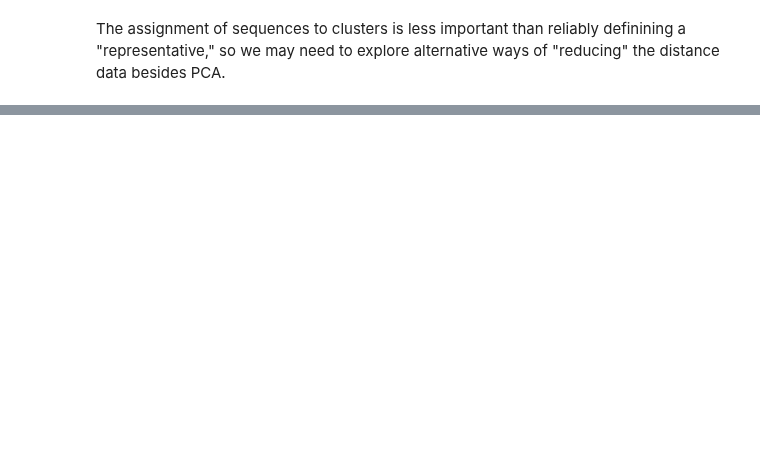
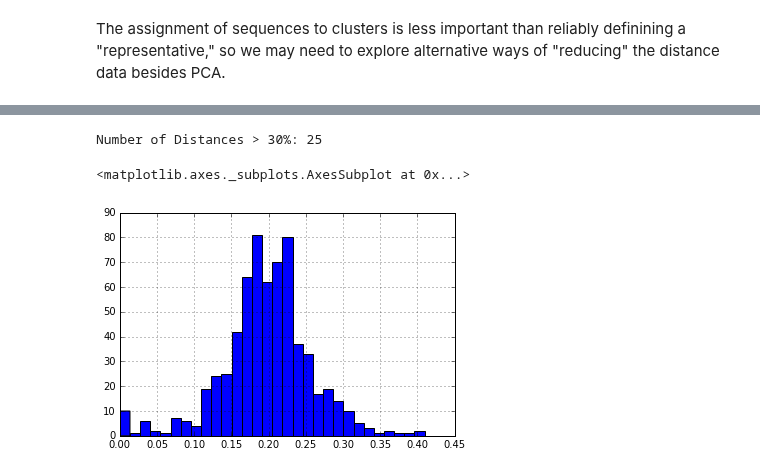
Before and after one commit to mossmatters/MJPythonNotebooks, a Jupyter notebook: SequenceClusters.ipynb, the cells around one changed output, grey strips where cells are left out. Drawn from its saved outputs; the diff is of its cells as text; code cells hidden in the pictures; blank space fills up the shorter version.

Commit message:
Add K-medoids technique

```diff
--- a/SequenceClusters.ipynb
+++ b/SequenceClusters.ipynb
@@ -329,0 +339,48 @@ The assignment of sequences to clusters is less important than reliably definini
+# %%
+import numpy as np
+import random
+
+def kMedoids(D, k, tmax=1000):
+    # determine dimensions of distance matrix D
+    m, n = D.shape
+
+    # randomly initialize an array of k medoid indices
+    M = np.sort(np.random.choice(n, k))
+
+    # create a copy of the array of medoid indices
+    Mnew = np.copy(M)
+
+    # initialize a dictionary to represent clusters
+    C = {}
+    for t in range(tmax):
+        # determine clusters, i. e. arrays of data indices
+        J = np.argmin(D[:,M], axis=1)
+        for kappa in range(k):
+            C[kappa] = np.where(J==kappa)[0]
+        # update cluster medoids
+        for kappa in range(k):
+            J = np.mean(D[np.ix_(C[kappa],C[kappa])],axis=1)
+            j = np.argmin(J)
+            Mnew[kappa] = C[kappa][j]
+        np.sort(Mnew)
+        # check for convergence
+        if np.array_equal(M, Mnew):
+            break
+        M = np.copy(Mnew)
+    else:
+        # final update of cluster memberships
+        J = np.argmin(D[:,M], axis=1)
+        for kappa in range(k):
+            C[kappa] = np.where(J==kappa)[0]
+
+    # return results
+    return M, C
+# %%
+medoids, membership =  kMedoids(p_dm,8)
+medoid_dist = p_dm_df[p_dm_df.ix[medoids].index].apply(min,1)
+print("\nNumber of Distances > 30%: {}".format(len(medoid_dist[medoid_dist > 0.30])))
+medoid_dist.hist(bins=30)
+# %% [output]
+Number of Distances > 30%: 25
+<matplotlib.axes._subplots.AxesSubplot at 0x...>
+[figure, added]
```
Also changed, not shown: parts of 11 cells of this notebook.
